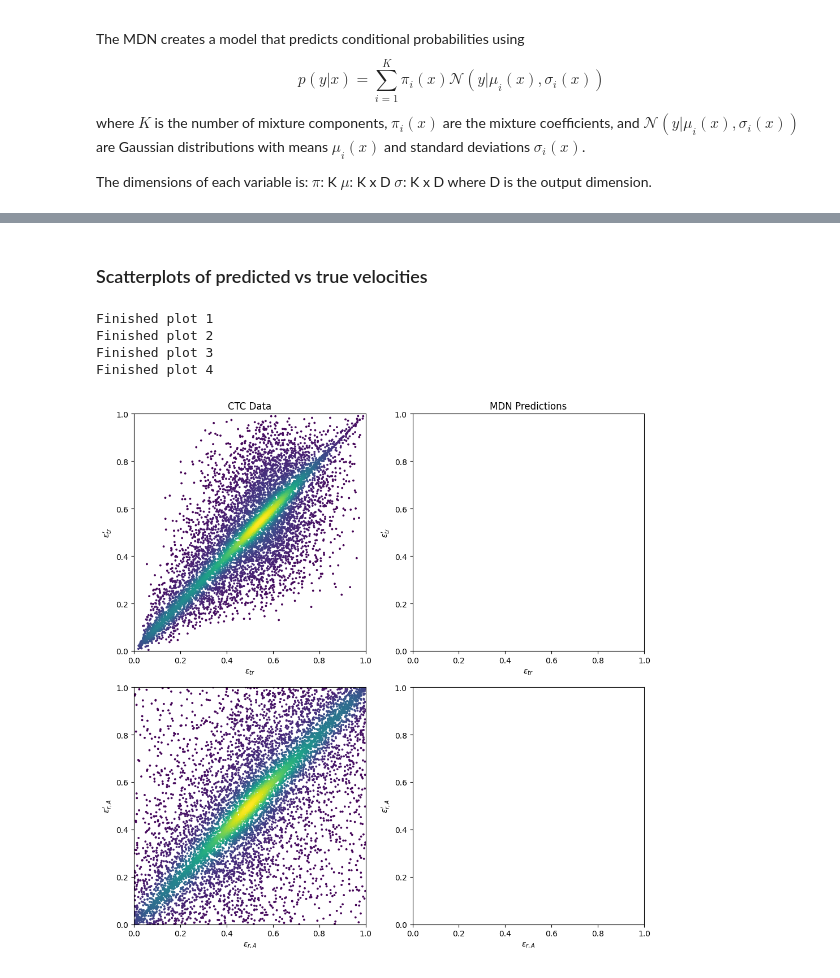
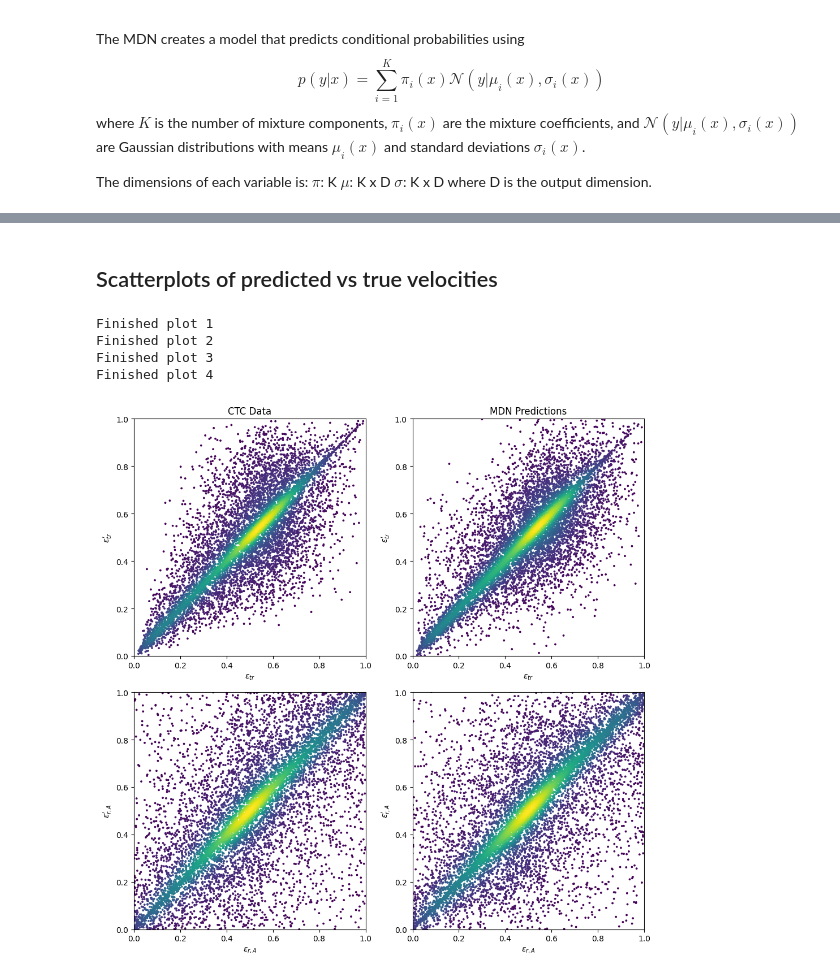
Before and after one commit to TijnZeelenberg/scatteringkernels, a Jupyter notebook: machinelearning/visualisations.ipynb, the cells around one changed output, grey strips where cells are left out. Cells and saved outputs as stored; diff of their text form; code cells hidden in the pictures.

```diff
--- a/machinelearning/visualisations.ipynb
+++ b/machinelearning/visualisations.ipynb
@@ -109,5 +109,5 @@ Starting training using 8400 training samples and 3600 validation samples.
 # %% [markdown]
-### Scatterplots of predicted vs true velocities
+## Scatterplots of predicted vs true velocities
 # %%
 import torch
 import numpy as np
@@ -115,37 +115,42 @@ from mdn_utils import plot_scattering_comparison
 from mdn import MixtureDensityNetwork
 from time import time
 
-gas = "O2O2"
+gas = "H2H2"
 
 # Load model
 if gas == "O2O2":
     model_path = "trainedmodels/mdn_O2O2_collision_model.pth"
+    DATAFILE = "datasets/O2O2_collisions.csv"
 elif gas == "H2H2":
     model_path = "trainedmodels/mdn_H2H2_collision_model.pth"
+    DATAFILE = "datasets/H2H2_collisions.csv"
+
+inputs,outputs,_,_ = data_preparation(DATAFILE, nr_samples=10000)
+inputdata, outputdata = inputs.numpy(), outputs.numpy()
+
 ckpt = torch.load(model_path, map_location="cpu")
 state_dict = ckpt.get("model_state_dict", ckpt)
 K = state_dict["pi_layer.weight"].shape[0]
-
 mdn_model = MixtureDensityNetwork(
     input_dim=3,
     output_dim=2,
     num_mixtures=K
 )
 mdn_model.load_state_dict(state_dict)
 
 # plot comparison
 plot_scattering_comparison(
     np.column_stack((inputdata, outputdata)),
     mdn_model,
     nr_samples = 10000,
     in_mean=ckpt.get("in_mean"),
     in_std=ckpt.get("in_std"),
     out_mean=ckpt.get("out_mean"),
     out_std=ckpt.get("out_std"),
 )
 # %% [output]
 Finished plot 1
 Finished plot 2
 Finished plot 3
 Finished plot 4
-[figure, old version]
+[figure, new version]
```
Also changed, not shown: parts of 4 cells of this notebook.
